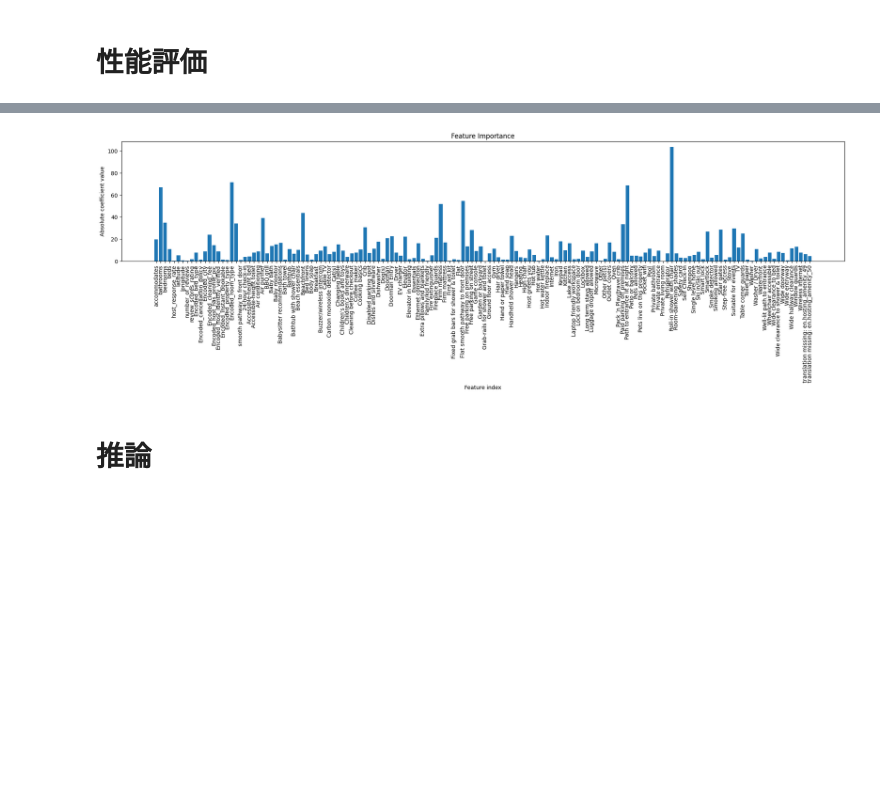
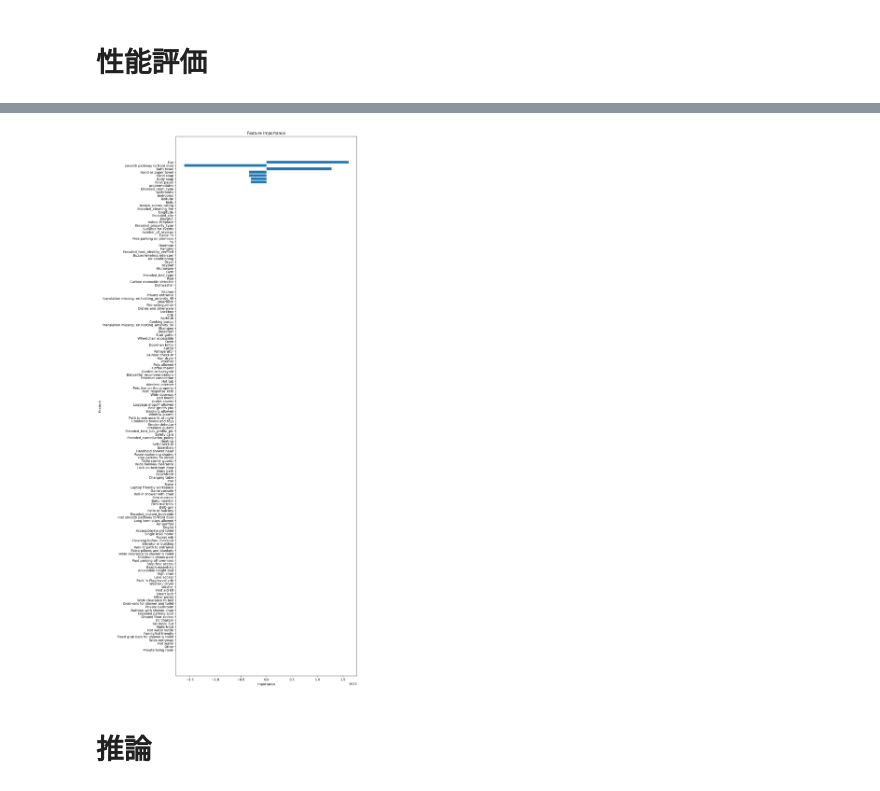
Before and after one commit to ryo-k2mt/lodging-price-prediction, a Jupyter notebook: lodging_price_prediction.ipynb, the cells around one changed output, grey strips where cells are left out. Cells and saved outputs as stored; diff of their text form; code cells hidden in the pictures; blank space fills up the shorter version.

Commit message:
base model

```diff
--- a/lodging_price_prediction.ipynb
+++ b/lodging_price_prediction.ipynb
@@ -294,6 +294,7 @@ for column in missing_value_columns:
 for column in missing_value_columns:
   mode = train_data[column].mode()[0]
   train_data[column] = train_data[column].fillna(mode)
+  test_data[column] = test_data[column].fillna(mode)
 # %%
 null_counts = pd.DataFrame(train_data.isnull().sum())
 null_counts
@@ -324,9 +325,10 @@ x_train, x_val, t_train, t_val = train_test_split(train_data, t, train_size=0.8,
 # %% [markdown]
 # 正規化
 # %%
-# scaler = StandardScaler()
-# x_train = scaler.fit_transform(x_train)
-# x_test = scaler.transform(x_val)
+scaler = StandardScaler()
+x_train = scaler.fit_transform(x_train)
+x_val = scaler.transform(x_val)
+# test_data = scaler.transform(test_data)
 # %% [markdown]
 # 学習
 # %%
@@ -345,14 +347,23 @@ Train score: 0.42967524473875895
-# %%
-coef = model.coef_
-plt.figure(figsize=(24, 4))
-plt.bar(train_data.columns, abs(coef))
-plt.xlabel('Feature index')
-plt.ylabel('Absolute coefficient value')
-plt.title('Feature Importance')
-plt.xticks(rotation=90)
-plt.show()
-# %% [output]
-[figure, removed]
+# %%
+coef = model.coef_
+columns = train_data.columns
+features_importances = zip(columns, coef)
+sorted_features = sorted(features_importances, key=lambda x: abs(x[1]), reverse=True)
+
+# データの準備
+labels, values = zip(*sorted_features)
+
+# 棒グラフのプロット
+plt.figure(figsize=(10, 30))
+plt.barh(range(len(labels)), values, align='center')
+plt.yticks(range(len(labels)), labels)
+plt.xlabel('Importance')
+plt.ylabel('Feature')
+plt.title('Feature Importance')
+plt.gca().invert_yaxis()  # グラフを重要度の高い順に表示
+plt.show()
+# %% [output]
+[figure, added]
 # %% [markdown]
 # 推論
 # %%
```
Also changed, not shown: parts of 1 cell of this notebook.
